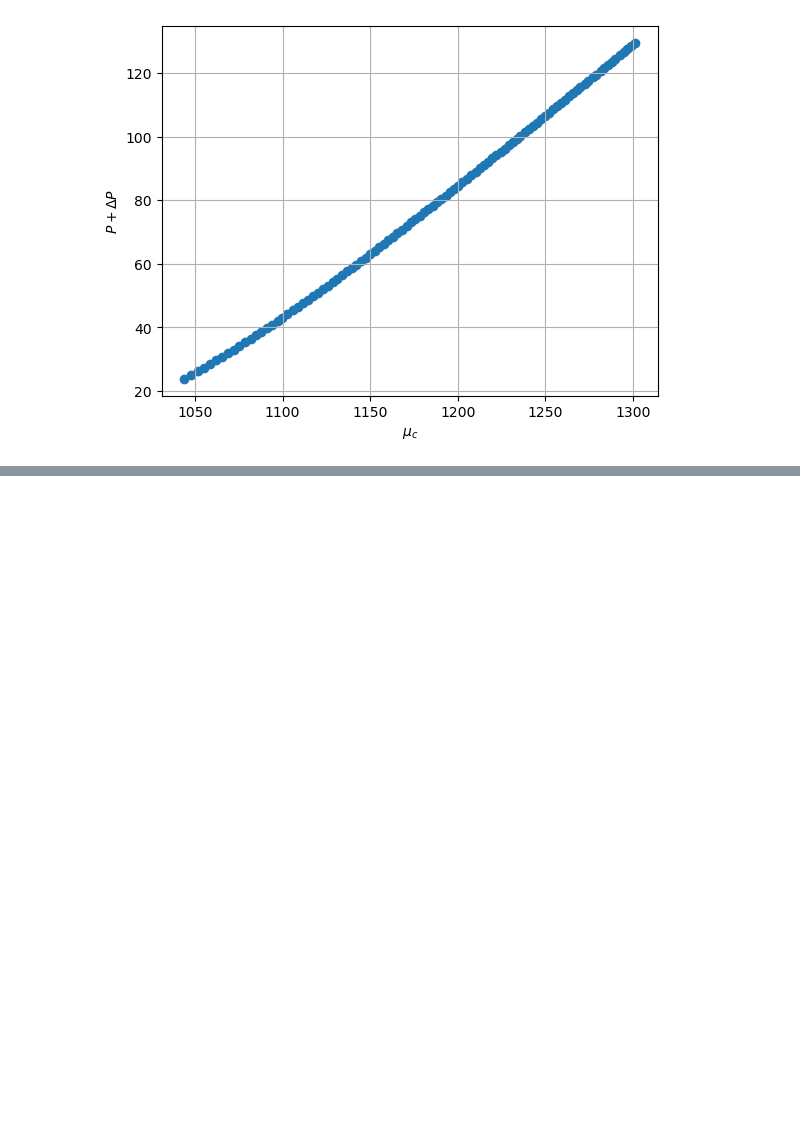
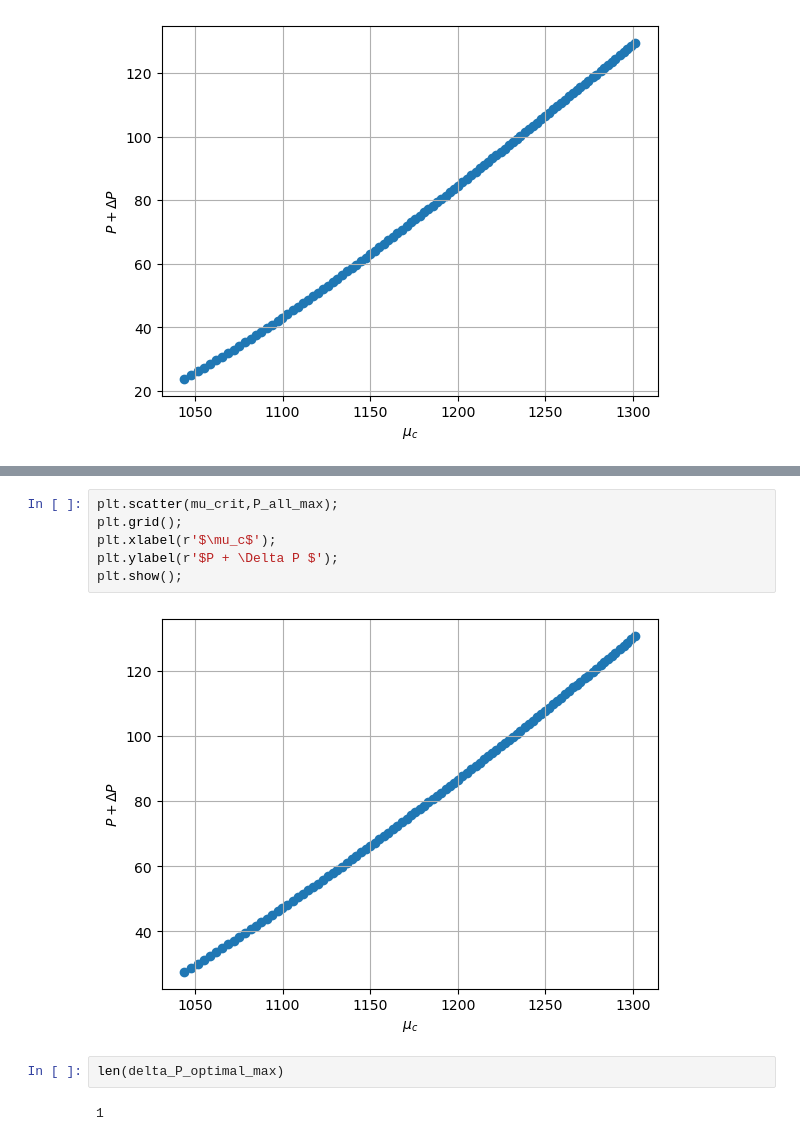
Before and after one commit to katta626/Phase_Transition, a Jupyter notebook: code/Relation_Codes/Different_Transition point.ipynb, the cells around one changed output, grey strips where cells are left out. Cells and saved outputs as stored; diff of their text form; blank space fills up the shorter version.

```diff
--- a/code/Relation_Codes/Different_Transition point.ipynb
+++ b/code/Relation_Codes/Different_Transition point.ipynb
@@ -497,0 +543,12 @@ plt.show();
+# %%
+plt.scatter(mu_crit,P_all_max);
+plt.grid();
+plt.xlabel(r'$\mu_c$');
+plt.ylabel(r'$P + \Delta P $');
+plt.show();
+# %% [output]
+[figure, added]
+# %%
+len(delta_P_optimal_max)
+# %% [output]
+1
```
Also changed, not shown: parts of 12 cells of this notebook.
